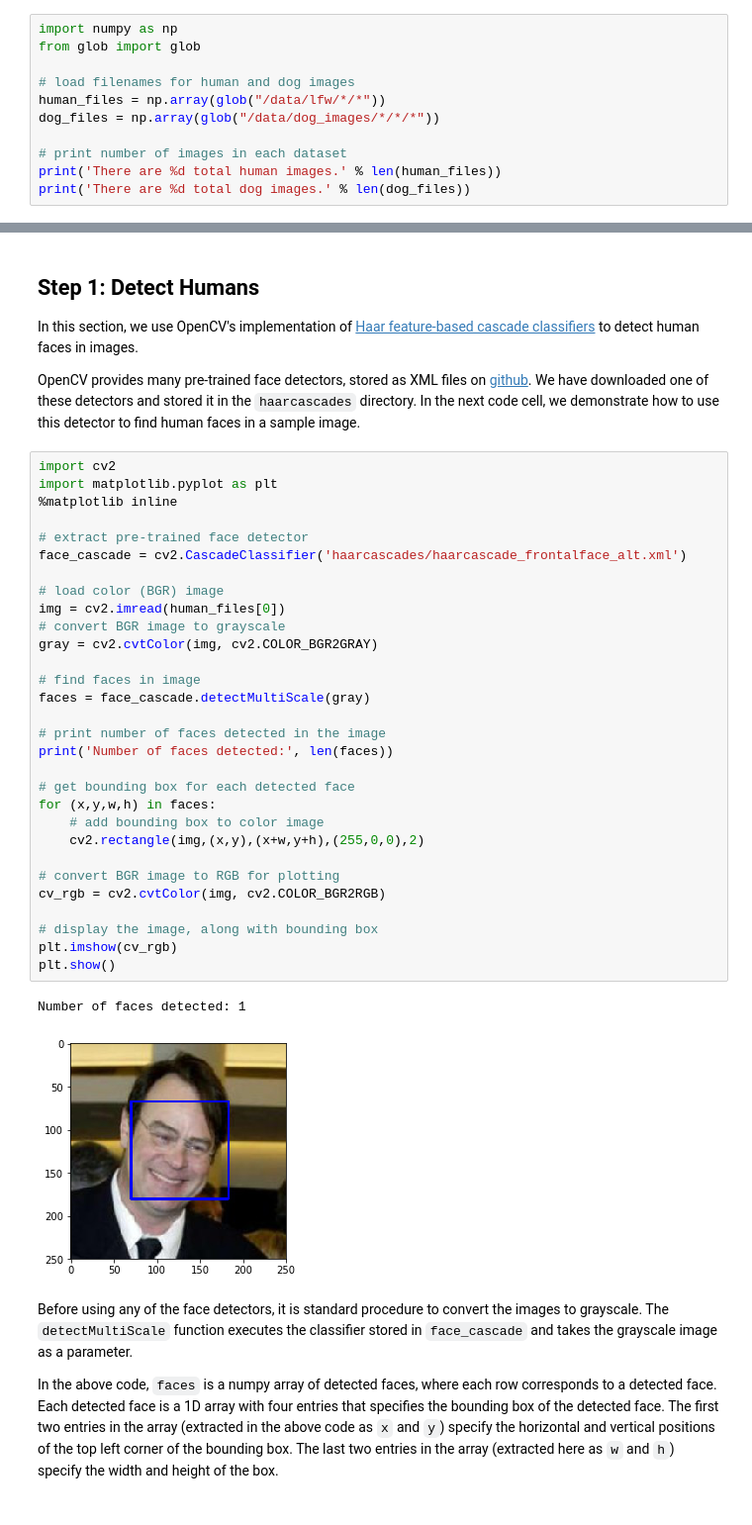
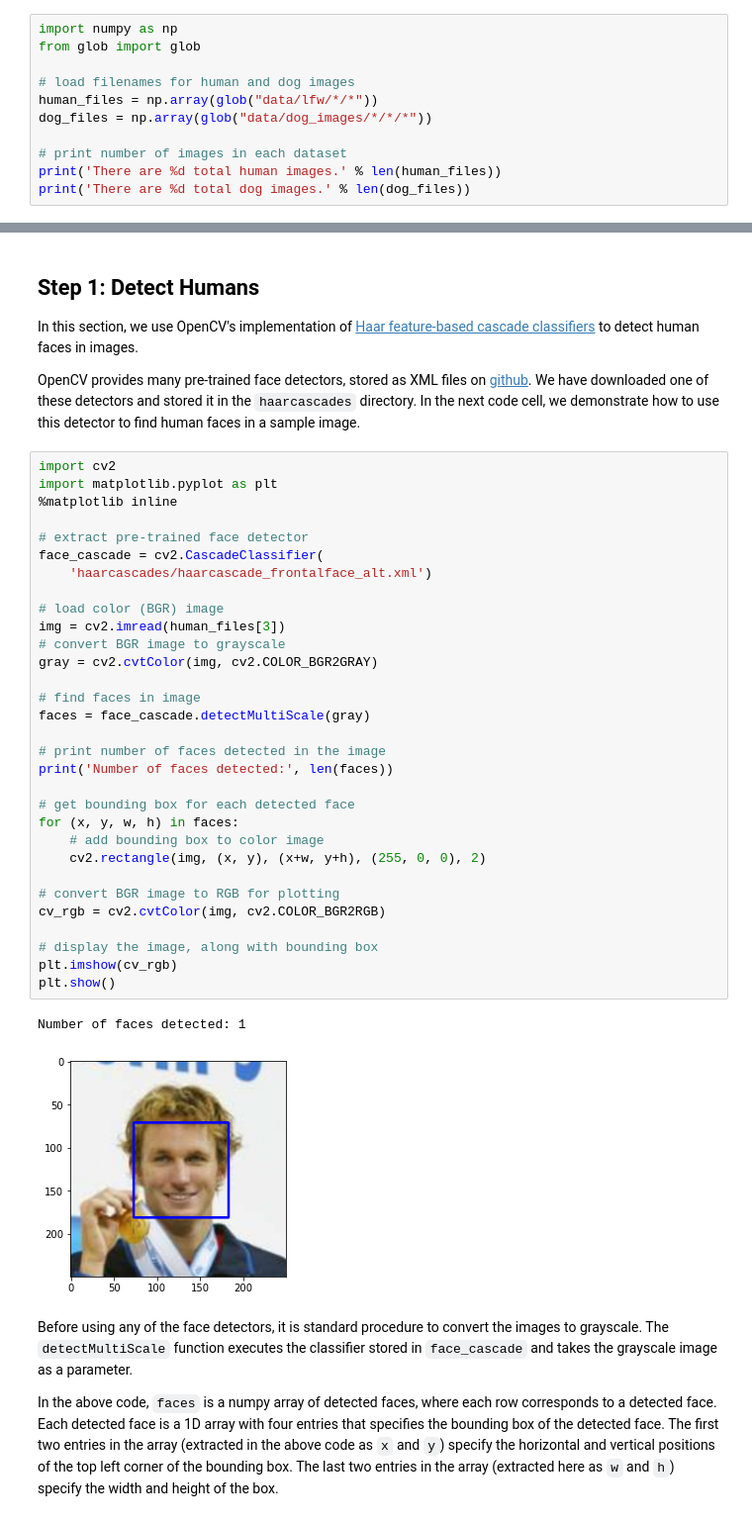
Before and after one commit to nimishsoni/Deep-Learning, a Jupyter notebook: dog_app.ipynb, the cells around one changed output, grey strips where cells are left out. Shown at 99% size. Drawn from its saved outputs; the diff is of its cells as text.

```diff
--- a/dog_app.ipynb
+++ b/dog_app.ipynb
@@ -58,8 +58,8 @@ import numpy as np
 from glob import glob
 
 # load filenames for human and dog images
-human_files = np.array(glob("/data/lfw/*/*"))
-dog_files = np.array(glob("/data/dog_images/*/*/*"))
+human_files = np.array(glob("data/lfw/*/*"))
+dog_files = np.array(glob("data/dog_images/*/*/*"))
 
 # print number of images in each dataset
 print('There are %d total human images.' % len(human_files))
@@ -77,36 +77,37 @@ OpenCV provides many pre-trained face detectors, stored as XML files on [github]
 # %%
 import cv2
 import matplotlib.pyplot as plt
 %matplotlib inline
 
 # extract pre-trained face detector
-face_cascade = cv2.CascadeClassifier('haarcascades/haarcascade_frontalface_alt.xml')
+face_cascade = cv2.CascadeClassifier(
+    'haarcascades/haarcascade_frontalface_alt.xml')
 
 # load color (BGR) image
-img = cv2.imread(human_files[0])
+img = cv2.imread(human_files[3])
 # convert BGR image to grayscale
 gray = cv2.cvtColor(img, cv2.COLOR_BGR2GRAY)
 
 # find faces in image
 faces = face_cascade.detectMultiScale(gray)
 
 # print number of faces detected in the image
 print('Number of faces detected:', len(faces))
 
 # get bounding box for each detected face
-for (x,y,w,h) in faces:
+for (x, y, w, h) in faces:
     # add bounding box to color image
-    cv2.rectangle(img,(x,y),(x+w,y+h),(255,0,0),2)
+    cv2.rectangle(img, (x, y), (x+w, y+h), (255, 0, 0), 2)
 
 # convert BGR image to RGB for plotting
 cv_rgb = cv2.cvtColor(img, cv2.COLOR_BGR2RGB)
 
 # display the image, along with bounding box
 plt.imshow(cv_rgb)
 plt.show()
 # %% [output]
 Number of faces detected: 1
-[figure, old version]
+[figure, new version]
 # %% [markdown]
 Before using any of the face detectors, it is standard procedure to convert the images to grayscale.  The `detectMultiScale` function executes the classifier stored in `face_cascade` and takes the grayscale image as a parameter.
 
```
Also changed, not shown: parts of 26 cells of this notebook.
